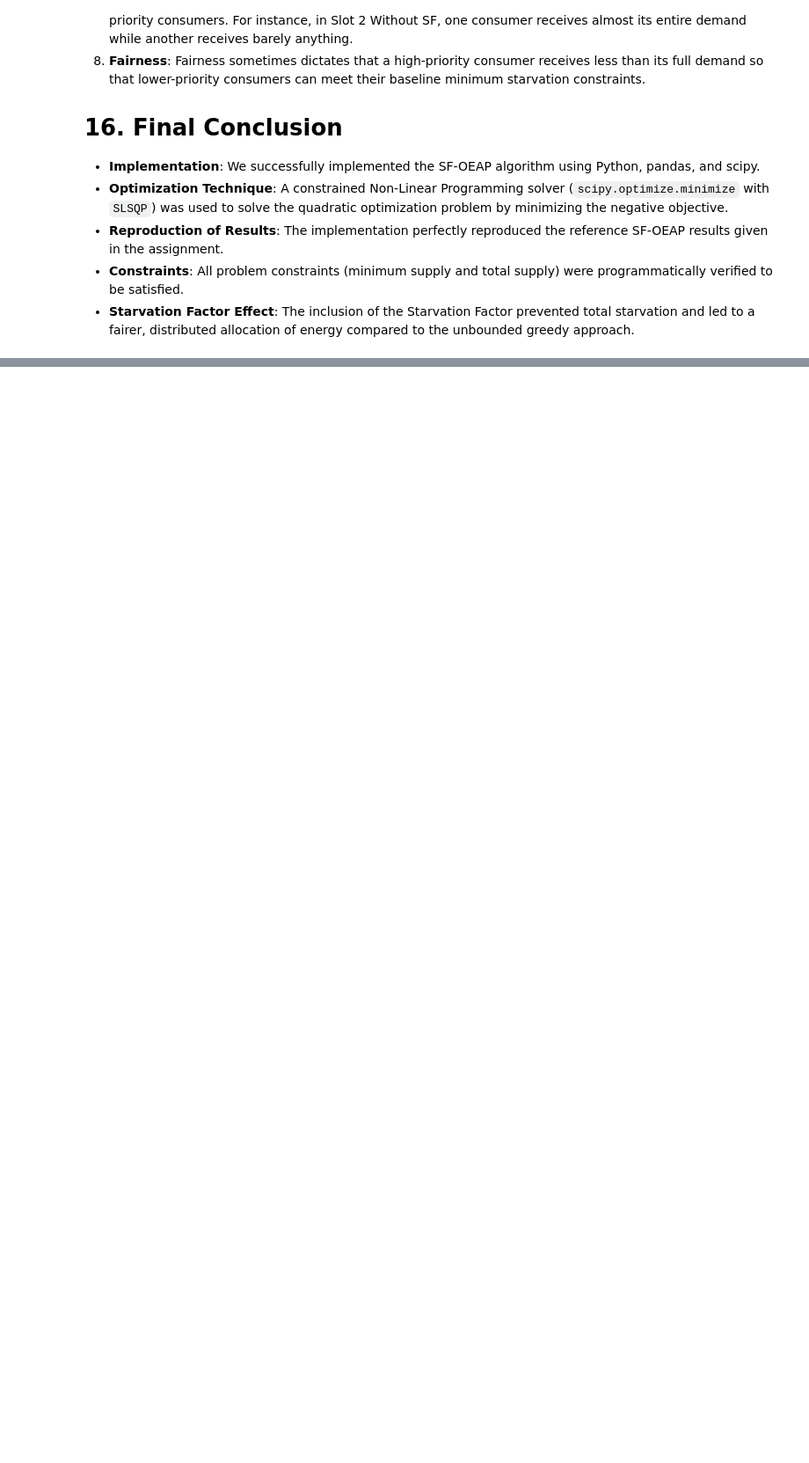
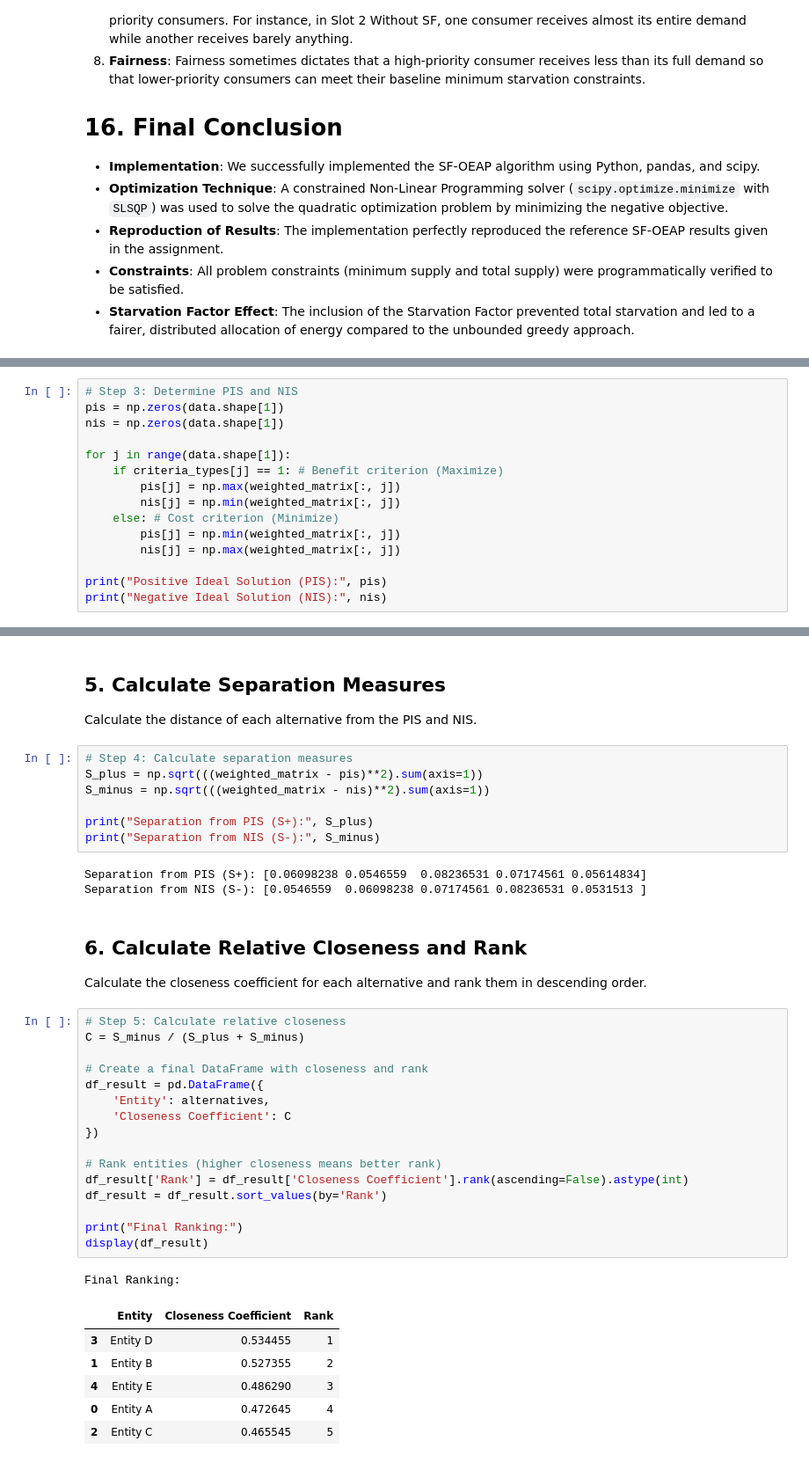
Before and after one commit to Smitvd22/Sem7-AiForSustainability, a Jupyter notebook: T3/U23Ai118_Tutorial_3_Energy_Scheduling.ipynb, the cells around one changed output, grey strips where cells are left out. Shown at 88% size. Cells and saved outputs as stored; diff of their text form; blank space fills up the shorter version.

```diff
--- a/T3/U23Ai118_Tutorial_3_Energy_Scheduling.ipynb
+++ b/T3/U23Ai118_Tutorial_3_Energy_Scheduling.ipynb
@@ -386,0 +473,15 @@ All constraints satisfied: True
+# %%
+# Step 3: Determine PIS and NIS
+pis = np.zeros(data.shape[1])
+nis = np.zeros(data.shape[1])
+
+for j in range(data.shape[1]):
+    if criteria_types[j] == 1: # Benefit criterion (Maximize)
+        pis[j] = np.max(weighted_matrix[:, j])
+        nis[j] = np.min(weighted_matrix[:, j])
+    else: # Cost criterion (Minimize)
+        pis[j] = np.min(weighted_matrix[:, j])
+        nis[j] = np.max(weighted_matrix[:, j])
+
+print("Positive Ideal Solution (PIS):", pis)
+print("Negative Ideal Solution (NIS):", nis)
@@ -386,0 +491,42 @@ All constraints satisfied: True
+# %% [markdown]
+## 5. Calculate Separation Measures
+
+Calculate the distance of each alternative from the PIS and NIS.
+# %%
+# Step 4: Calculate separation measures
+S_plus = np.sqrt(((weighted_matrix - pis)**2).sum(axis=1))
+S_minus = np.sqrt(((weighted_matrix - nis)**2).sum(axis=1))
+
+print("Separation from PIS (S+):", S_plus)
+print("Separation from NIS (S-):", S_minus)
+# %% [output]
+Separation from PIS (S+): [0.06098238 0.0546559  0.08236531 0.07174561 0.05614834]
+Separation from NIS (S-): [0.0546559  0.06098238 0.07174561 0.08236531 0.0531513 ]
+# %% [markdown]
+## 6. Calculate Relative Closeness and Rank
+
+Calculate the closeness coefficient for each alternative and rank them in descending order.
+# %%
+# Step 5: Calculate relative closeness
+C = S_minus / (S_plus + S_minus)
+
+# Create a final DataFrame with closeness and rank
+df_result = pd.DataFrame({
+    'Entity': alternatives,
+    'Closeness Coefficient': C
+})
+
+# Rank entities (higher closeness means better rank)
+df_result['Rank'] = df_result['Closeness Coefficient'].rank(ascending=False).astype(int)
+df_result = df_result.sort_values(by='Rank')
+
+print("Final Ranking:")
+display(df_result)
+# %% [output]
+Final Ranking:
+|  | Entity | Closeness Coefficient | Rank |
+| 3 | Entity D | 0.534455 | 1 |
+| 1 | Entity B | 0.527355 | 2 |
+| 4 | Entity E | 0.486290 | 3 |
+| 0 | Entity A | 0.472645 | 4 |
+| 2 | Entity C | 0.465545 | 5 |
```
Also changed, not shown: parts of 8 cells of this notebook.
